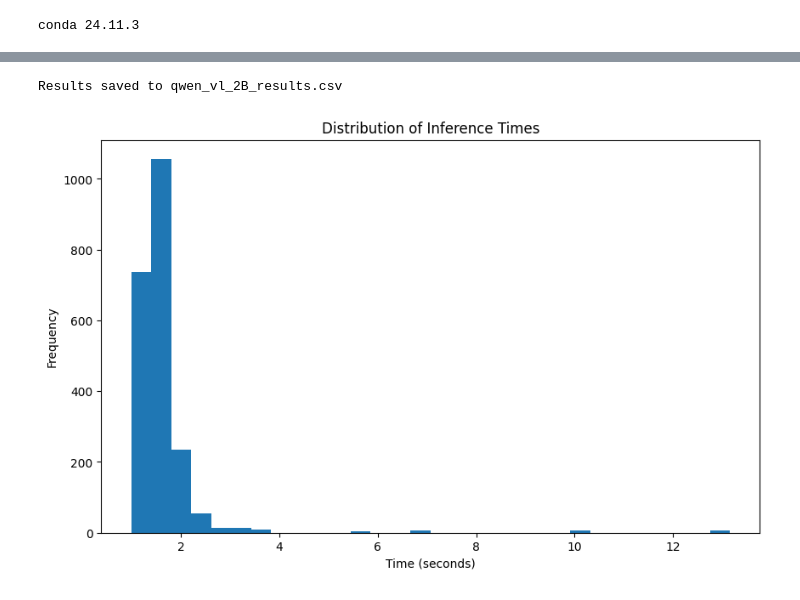
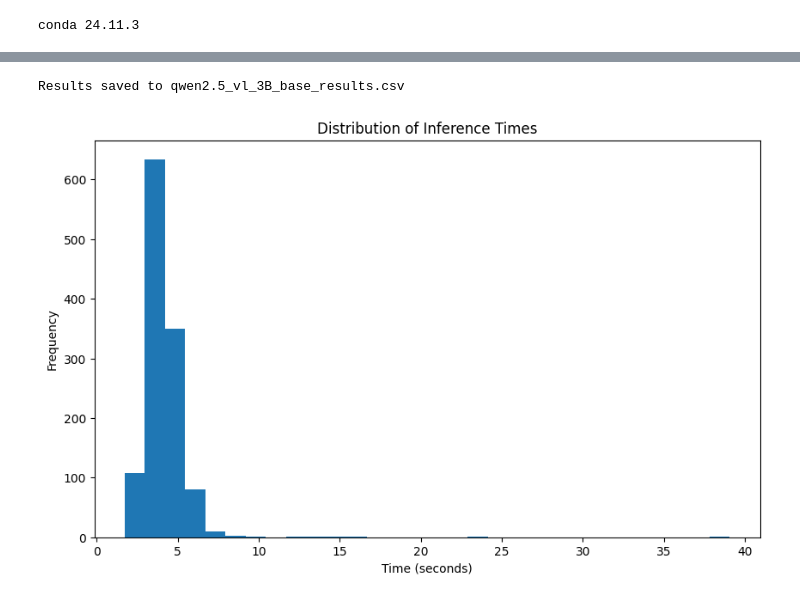
Before and after one commit to tmdeptrai/ContextFire-VLM, a Jupyter notebook: model_survey/qwen2_vl_2B.ipynb, the cells around one changed output, grey strips where cells are left out. Saved outputs shown, nothing was run; the diff lists cells and outputs as text; code cells hidden in the pictures.

```diff
--- a/model_survey/qwen2_vl_2B.ipynb
+++ b/model_survey/qwen2_vl_2B.ipynb
@@ -23,7 +23,7 @@ import time
 import re, json
 # %%
 # Load ground truth data
-df = pd.read_csv('../fire_captions_combined.csv')
+df = pd.read_csv('../labels_v2.csv')
 print(f"Total samples in dataset: {len(df)}")
 df.head()
 # %% [output]
@@ -37,6 +37,6 @@ Total samples in dataset: 2145
 # %%
 # Initialize model and processor
-model_name = "Qwen/Qwen2-VL-2B-Instruct"
+model_name = "Qwen/Qwen2.5-VL-3B-Instruct"
 device = "cuda" if torch.cuda.is_available() else "cpu"
 
 processor = AutoProcessor.from_pretrained(model_name)
@@ -67,10 +67,9 @@ def process_image(image_path):
             "Do the following tasks:\n"
             "1: Summarize what you see in the image. Describe the environment, key objects, people, and any signs of fire or smoke.\n"
             "2: Based on your summary, classify the fire situation: "
-            "no fire(e.g., fire alarm, fire distinguisher,..), controlled fire (e.g., fireplace emitting, campfire, cooking, candles, match stick, lighter..) "
-            "or a dangerous/uncontrolled fire (e.g., curtains on fire, smoke on ceiling, couch on fire, bed sheet on fire, spreading fire on furniture..)?\n"
+            "no fire(e.g., fire alarm, fire distinguisher, laptop displaying fire, painting or drawing of fire..), controlled fire (e.g., active fireplace, campfire, cooking, candles, match stick, lighter..) or a dangerous/uncontrolled fire (e.g., curtains on fire, smoke on ceiling, couch on fire, bed sheet on fire, spreading fire towards flammable furniture..)\n"
             "Return only this JSON format:\n"
-            '{ "caption": "...", "label": "no fire"|"controlled fire"|"dangerous fire" }'
+            "{ \"caption\": \"...\", \"label\": \"no fire\"|\"controlled fire\"|\"dangerous fire\" }"
         )
 
         messages = [{
@@ -224,24 +223,24 @@ plt.show()
 # %%
 # Save results to CSV
 results_df = pd.DataFrame({
     'image_path': df['image_path'],
     'true_label': ground_truth,
     'predicted_label': predictions,
     'caption': captions,
     'inference_time': inference_times,
     'correct': [t == p for t, p in zip(ground_truth, predictions)]
 })
 
-results_df.to_csv('qwen2_vl_2B_results.csv', index=False)
-print("Results saved to qwen_vl_2B_results.csv")
+results_df.to_csv('qwen2.5_vl_3B_results.csv', index=False)
+print("Results saved to qwen2.5_vl_3B_base_results.csv")
 
 # Display inference time distribution
 plt.figure(figsize=(10, 6))
 plt.hist(inference_times, bins=30)
 plt.title('Distribution of Inference Times')
 plt.xlabel('Time (seconds)')
 plt.ylabel('Frequency')
 plt.show()
 # %% [output]
-Results saved to qwen_vl_2B_results.csv
+Results saved to qwen2.5_vl_3B_base_results.csv
-[figure, old version]
+[figure, new version]
```
Also changed, not shown: parts of 4 cells of this notebook, 4 other files.
